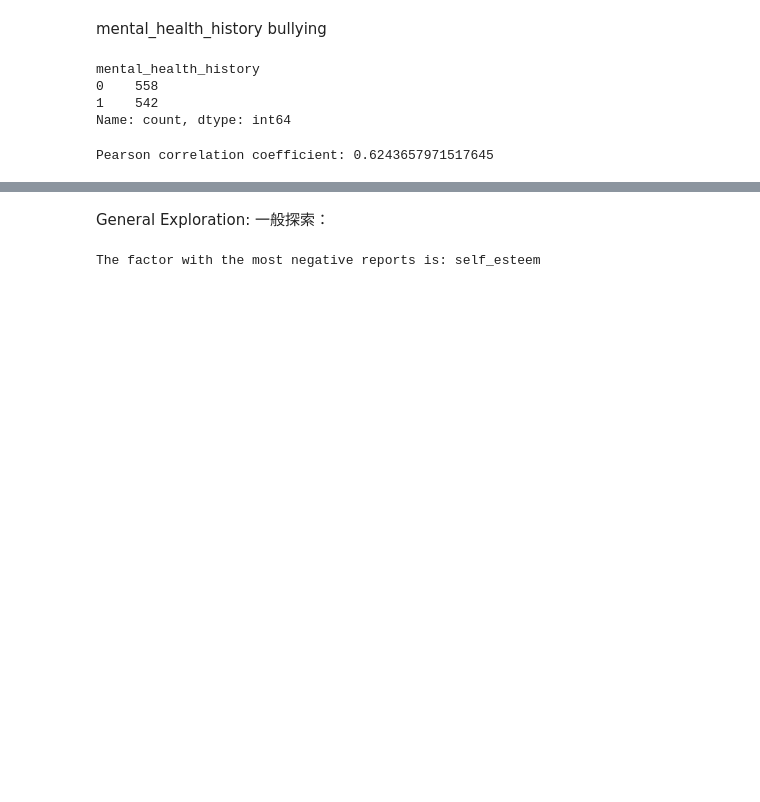
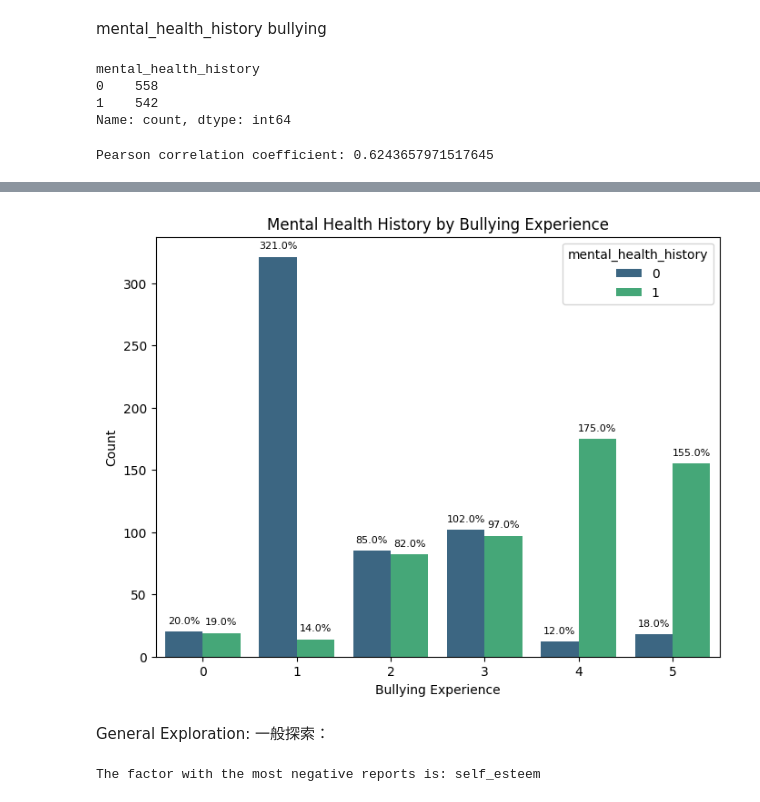
Before and after one commit to Vghxv/112-1-EDM, a Jupyter notebook: find.ipynb, the cells around one changed output, grey strips where cells are left out. Cells and saved outputs as stored; diff of their text form; code cells hidden in the pictures; blank space fills up the shorter version.

```diff
--- a/find.ipynb
+++ b/find.ipynb
@@ -478,3 +500,28 @@ Pearson correlation coefficient: 0.6243657971517645
+# %%
+# Calculate the percentage of mental health history for each level of bullying
+mental_health_percentage = data.groupby(['bullying', 'mental_health_history']).size() / data.groupby('bullying').size() * 100
+mental_health_percentage = mental_health_percentage.unstack()
+
+# Create a bar plot
+plt.figure(figsize=(8, 6))
+ax = sns.countplot(x='bullying', hue='mental_health_history', data=data, palette='viridis')
+
+# Adding labels and title
+plt.title('Mental Health History by Bullying Experience')
+plt.xlabel('Bullying Experience')
+plt.ylabel('Count')
+
+# Annotating the bars with percentages
+for p in ax.patches:
+    height = p.get_height() if not p.get_height() != p.get_height() else 0  # Handle NaN values
+    ax.annotate(f'{height:.1f}%', (p.get_x() + p.get_width() / 2., height),
+                ha='center', va='bottom', fontsize=8, color='black', xytext=(0, 5),
+                textcoords='offset points')
+
+# Show the plot
+plt.show()
+# %% [output]
+[figure, added]
 # %% [markdown]
 General Exploration: 一般探索：
 # %%
```
Also changed, not shown: parts of 9 cells of this notebook, 1 other file.
